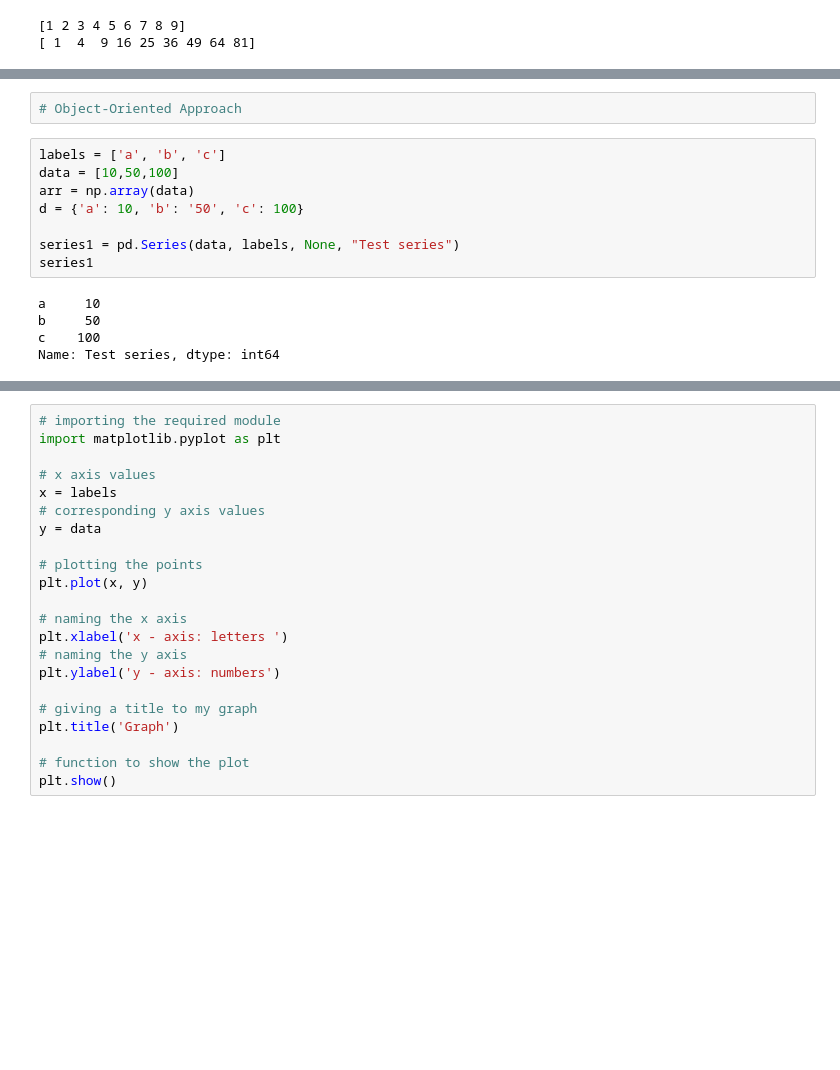
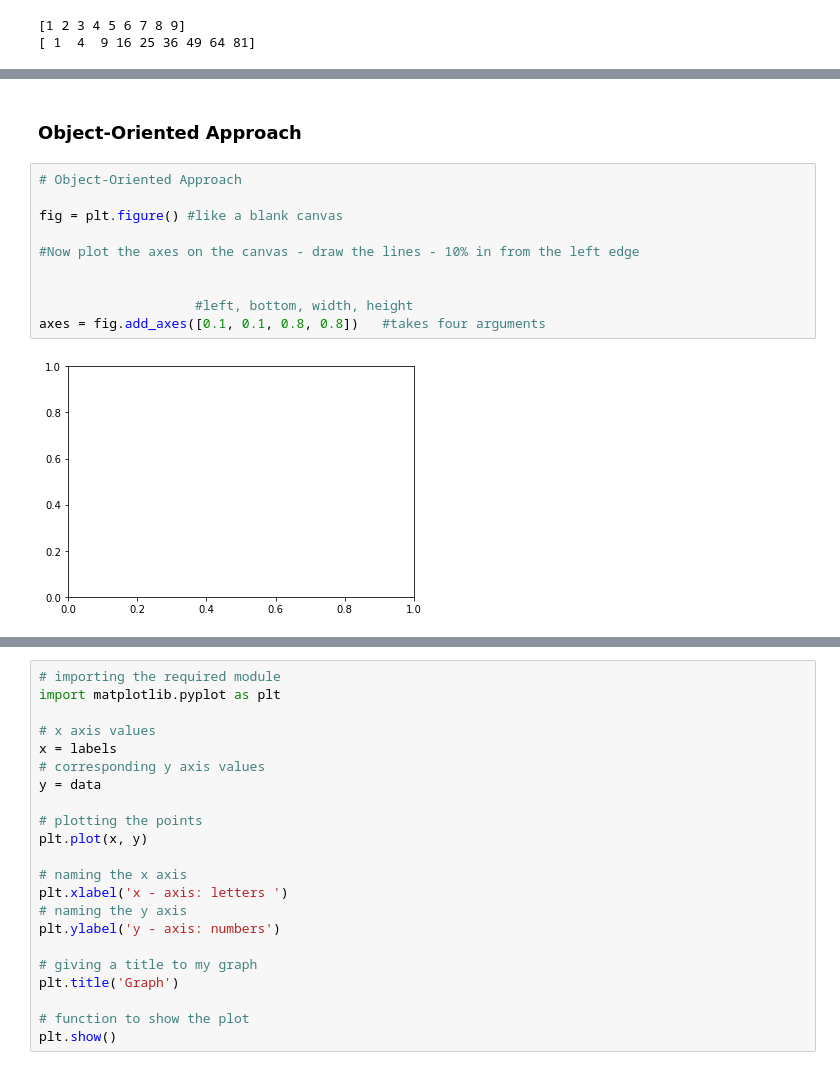
Before and after one commit to arutsh/Python-Programming-for-Data-Science-Part-1, a Jupyter notebook: lectures/07 - Matplotlib_basics.ipynb, the cells around one changed output, grey strips where cells are left out. Drawn from its saved outputs; the diff is of its cells as text; blank space fills up the shorter version.

```diff
--- a/lectures/07 - Matplotlib_basics.ipynb
+++ b/lectures/07 - Matplotlib_basics.ipynb
@@ -33,15 +61,14 @@ plt.plot(x, y)
+# %% [markdown]
+### Object-Oriented Approach
 # %%
 # Object-Oriented Approach
+
+fig = plt.figure() #like a blank canvas
+
+#Now plot the axes on the canvas - draw the lines - 10% in from the left edge
+
+
+                    #left, bottom, width, height
+axes = fig.add_axes([0.1, 0.1, 0.8, 0.8])   #takes four arguments
+# %% [output]
+[figure, added]
-# %%
-labels = ['a', 'b', 'c']
-data = [10,50,100]
-arr = np.array(data)
-d = {'a': 10, 'b': '50', 'c': 100}
-
-series1 = pd.Series(data, labels, None, "Test series")
-series1
-# %% [output]
-a     10
-b     50
-c    100
-Name: Test series, dtype: int64
```
Also changed, not shown: parts of 12 cells of this notebook, 1 other file.
